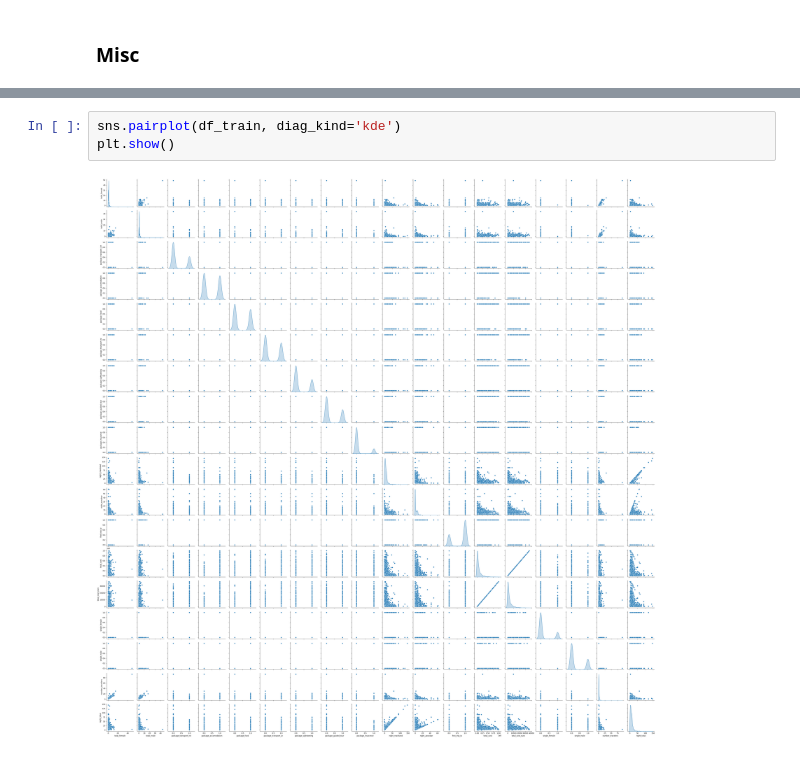
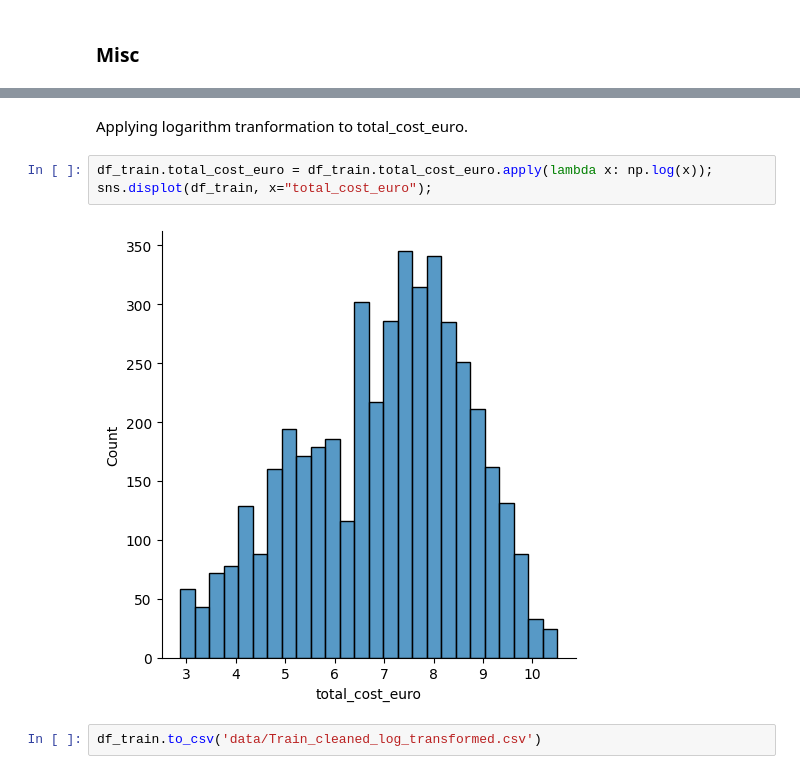
Before and after one commit to ismileusmilenot/ds-tourism-project, a Jupyter notebook: 2_Graphical_Insides.ipynb, the cells around one changed output, grey strips where cells are left out. Cells and saved outputs as stored; diff of their text form.

```diff
--- a/2_Graphical_Insides.ipynb
+++ b/2_Graphical_Insides.ipynb
@@ -237,6 +300,10 @@ sns.displot(df_train, x="total_cost_euro")
 [figure]
+# %% [markdown]
+Applying logarithm tranformation to total_cost_euro.
+# %%
+df_train.total_cost_euro = df_train.total_cost_euro.apply(lambda x: np.log(x));
+sns.displot(df_train, x="total_cost_euro");
+# %% [output]
+[figure, added]
 # %%
-sns.pairplot(df_train, diag_kind='kde')
-plt.show()
+df_train.to_csv('data/Train_cleaned_log_transformed.csv')
-# %% [output]
-[figure, removed]
```
Also changed, not shown: parts of 14 cells of this notebook, 6 other files.
